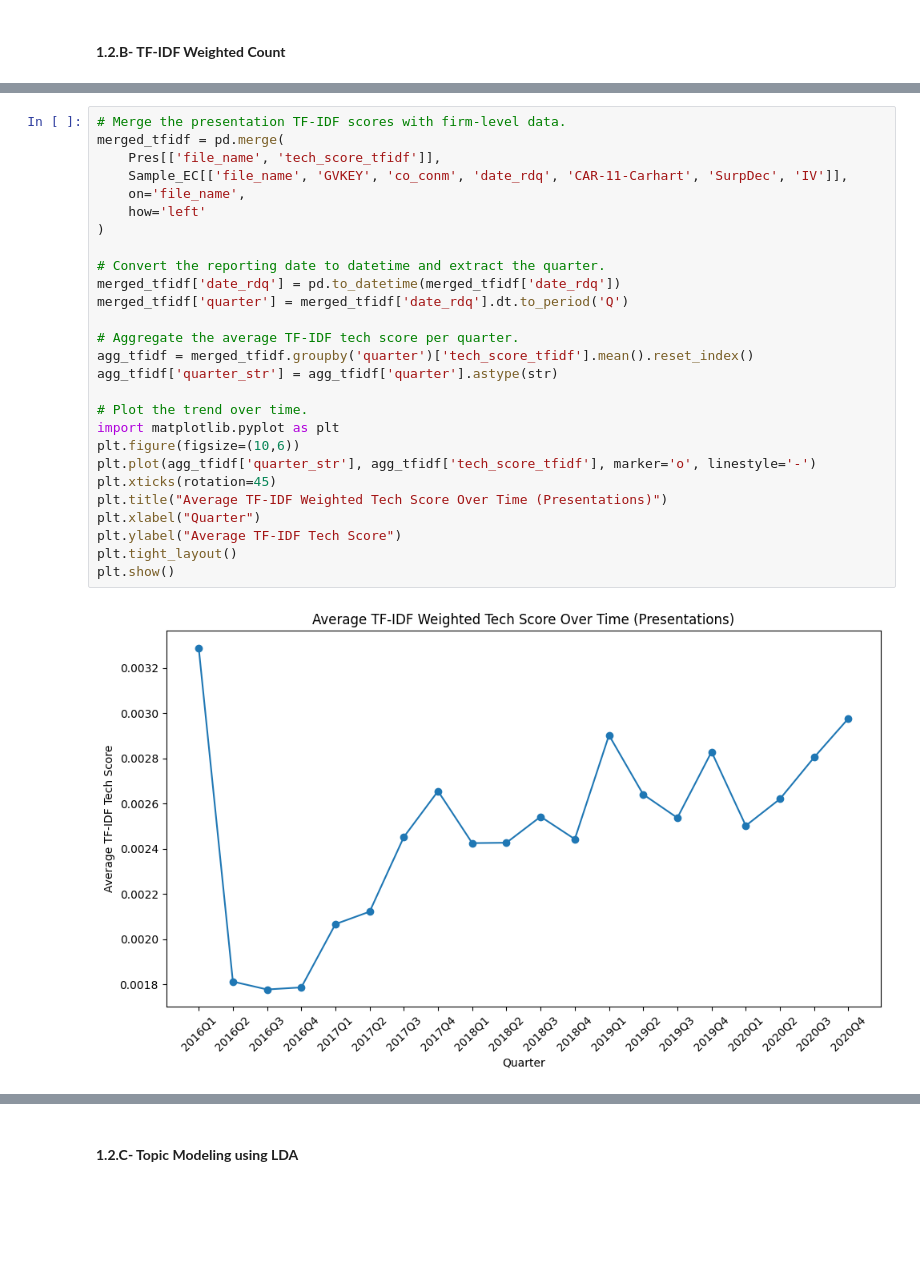
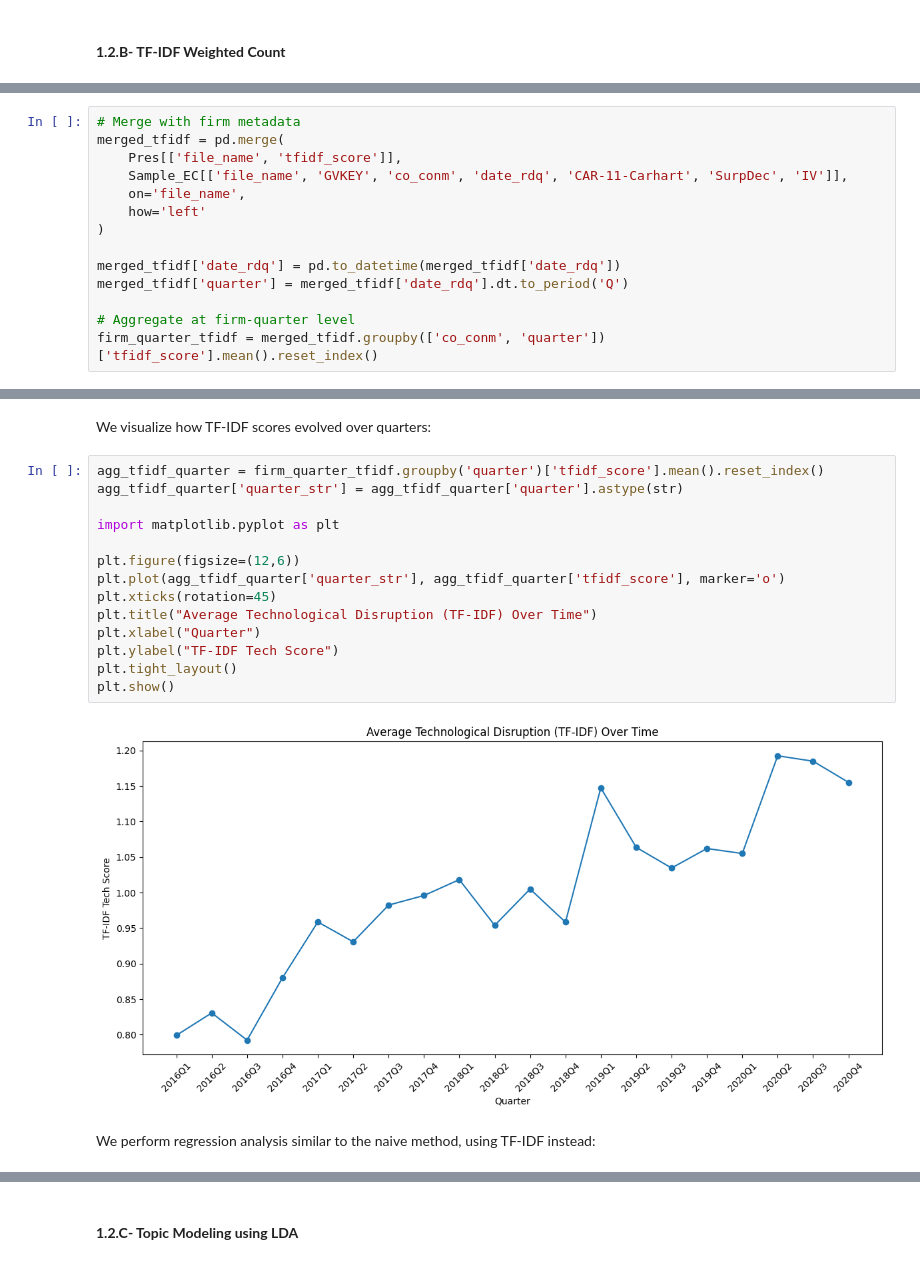
Before and after one commit to Arame-create/NLP-for-Finance, a Jupyter notebook: NLP_coursework.ipynb, the cells around one changed output, grey strips where cells are left out. Saved outputs shown, nothing was run; the diff lists cells and outputs as text; blank space fills up the shorter version.

```diff
--- a/NLP_coursework.ipynb
+++ b/NLP_coursework.ipynb
@@ -641,0 +575,14 @@ Q&A TF-IDF Tech Scores:
+# %%
+# Merge with firm metadata
+merged_tfidf = pd.merge(
+    Pres[['file_name', 'tfidf_score']],
+    Sample_EC[['file_name', 'GVKEY', 'co_conm', 'date_rdq', 'CAR-11-Carhart', 'SurpDec', 'IV']],
+    on='file_name',
+    how='left'
+)
+
+merged_tfidf['date_rdq'] = pd.to_datetime(merged_tfidf['date_rdq'])
+merged_tfidf['quarter'] = merged_tfidf['date_rdq'].dt.to_period('Q')
+
+# Aggregate at firm-quarter level
+firm_quarter_tfidf = merged_tfidf.groupby(['co_conm', 'quarter'])['tfidf_score'].mean().reset_index()
@@ -642,30 +613,21 @@ Q&A TF-IDF Tech Scores:
+# %% [markdown]
+We visualize how TF-IDF scores evolved over quarters:
 # %%
-# Merge the presentation TF‑IDF scores with firm-level data.
-merged_tfidf = pd.merge(
-    Pres[['file_name', 'tech_score_tfidf']],
-    Sample_EC[['file_name', 'GVKEY', 'co_conm', 'date_rdq', 'CAR-11-Carhart', 'SurpDec', 'IV']],
-    on='file_name',
-    how='left'
-)
+agg_tfidf_quarter = firm_quarter_tfidf.groupby('quarter')['tfidf_score'].mean().reset_index()
+agg_tfidf_quarter['quarter_str'] = agg_tfidf_quarter['quarter'].astype(str)
 
-# Convert the reporting date to datetime and extract the quarter.
-merged_tfidf['date_rdq'] = pd.to_datetime(merged_tfidf['date_rdq'])
-merged_tfidf['quarter'] = merged_tfidf['date_rdq'].dt.to_period('Q')
+import matplotlib.pyplot as plt
 
-# Aggregate the average TF‑IDF tech score per quarter.
-agg_tfidf = merged_tfidf.groupby('quarter')['tech_score_tfidf'].mean().reset_index()
-agg_tfidf['quarter_str'] = agg_tfidf['quarter'].astype(str)
-
-# Plot the trend over time.
-import matplotlib.pyplot as plt
-plt.figure(figsize=(10,6))
-plt.plot(agg_tfidf['quarter_str'], agg_tfidf['tech_score_tfidf'], marker='o', linestyle='-')
+plt.figure(figsize=(12,6))
+plt.plot(agg_tfidf_quarter['quarter_str'], agg_tfidf_quarter['tfidf_score'], marker='o')
 plt.xticks(rotation=45)
-plt.title("Average TF-IDF Weighted Tech Score Over Time (Presentations)")
+plt.title("Average Technological Disruption (TF-IDF) Over Time")
 plt.xlabel("Quarter")
-plt.ylabel("Average TF-IDF Tech Score")
+plt.ylabel("TF-IDF Tech Score")
 plt.tight_layout()
 plt.show()
 # %% [output]
-[figure, old version]
+[figure, new version]
+# %% [markdown]
+We perform regression analysis similar to the naive method, using TF-IDF instead:
 # %%
```
Also changed, not shown: parts of 25 cells of this notebook.
